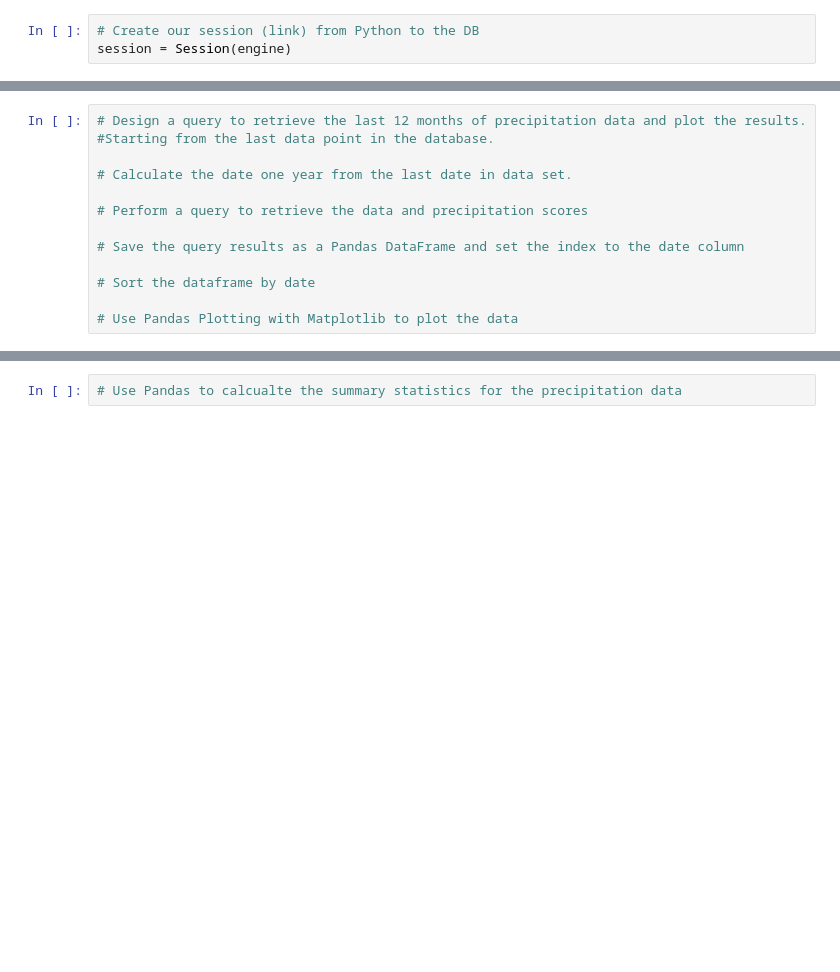
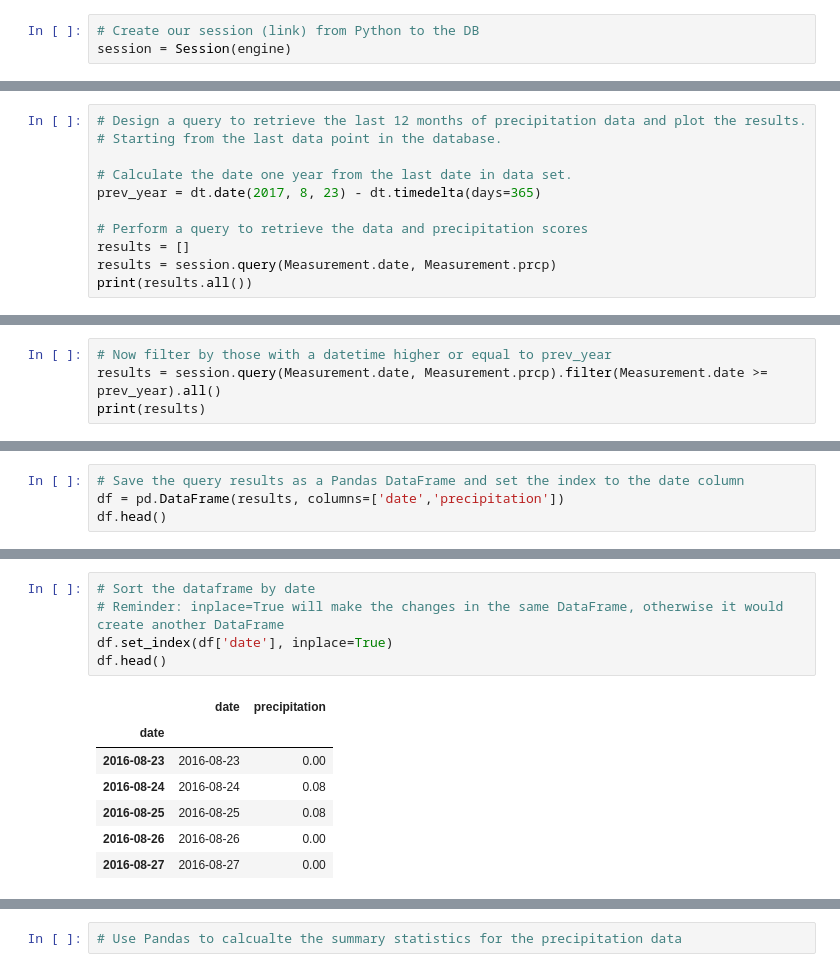
Before and after one commit to DavidGGonzalez/Surfs_Up, a Jupyter notebook: climate_analysis.ipynb, the cells around one changed output, grey strips where cells are left out. Cells and saved outputs as stored; diff of their text form; blank space fills up the shorter version.

Commit message:
About to start 9.2.4

```diff
--- a/climate_analysis.ipynb
+++ b/climate_analysis.ipynb
@@ -59,13 +60,11 @@ session = Session(engine)
 # %%
 # Design a query to retrieve the last 12 months of precipitation data and plot the results.
-#Starting from the last data point in the database.
+# Starting from the last data point in the database.
 
 # Calculate the date one year from the last date in data set.
+prev_year = dt.date(2017, 8, 23) - dt.timedelta(days=365)
 
 # Perform a query to retrieve the data and precipitation scores
-
-# Save the query results as a Pandas DataFrame and set the index to the date column
-
-# Sort the dataframe by date
-
-# Use Pandas Plotting with Matplotlib to plot the data
+results = []
+results = session.query(Measurement.date, Measurement.prcp)
+print(results.all())
@@ -71,0 +73,4 @@ session = Session(engine)
+# %%
+# Now filter by those with a datetime higher or equal to prev_year
+results = session.query(Measurement.date, Measurement.prcp).filter(Measurement.date >= prev_year).all()
+print(results)
@@ -71,0 +81,4 @@ session = Session(engine)
+# %%
+# Save the query results as a Pandas DataFrame and set the index to the date column
+df = pd.DataFrame(results, columns=['date','precipitation'])
+df.head()
@@ -71,0 +92,13 @@ session = Session(engine)
+# %%
+# Sort the dataframe by date
+# Reminder: inplace=True will make the changes in the same DataFrame, otherwise it would create another DataFrame
+df.set_index(df['date'], inplace=True)
+df.head()
+# %% [output]
+|  | date | precipitation |
+| date |  |  |
+| 2016-08-23 | 2016-08-23 | 0.00 |
+| 2016-08-24 | 2016-08-24 | 0.08 |
+| 2016-08-25 | 2016-08-25 | 0.08 |
+| 2016-08-26 | 2016-08-26 | 0.00 |
+| 2016-08-27 | 2016-08-27 | 0.00 |
```
Also changed, not shown: parts of 14 cells of this notebook.
